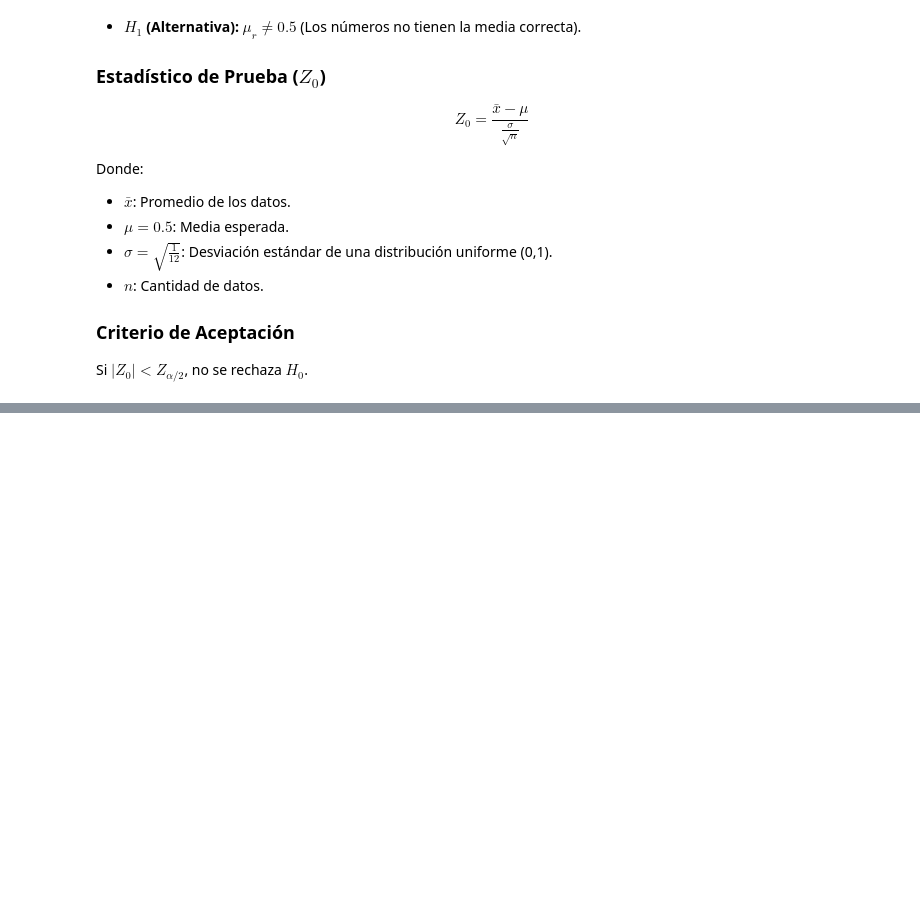
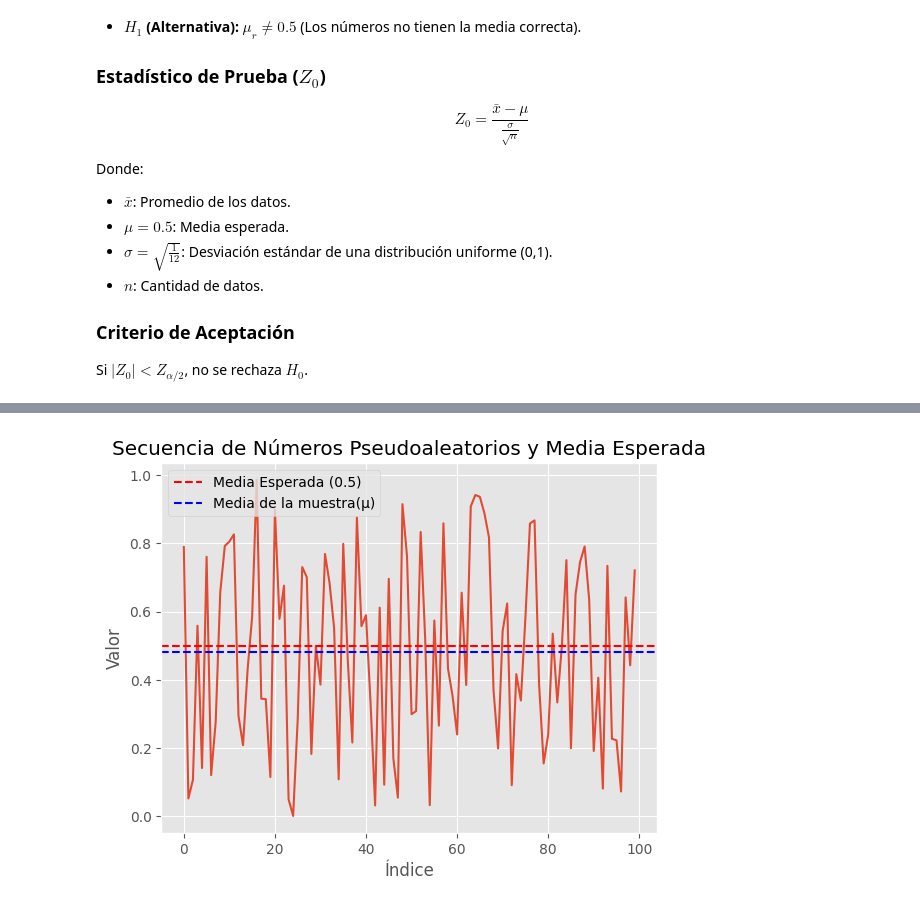
Before and after one commit to jimenezjos/Prueba-de-Promedios, a Jupyter notebook: PruebadePromedios.ipynb, the cells around one changed output, grey strips where cells are left out. Drawn from its saved outputs; the diff is of its cells as text; code cells hidden in the pictures; blank space fills up the shorter version.

```diff
--- a/PruebadePromedios.ipynb
+++ b/PruebadePromedios.ipynb
@@ -245,0 +75,11 @@ Los números SÍ pasan la prueba de frecuencias (se distribuyen uniformemente).
+# %%
+plt.plot(datos_np)
+plt.axhline(y=0.5, color='r', linestyle='--', label='Media Esperada (0.5)')
+plt.axhline(y=np.mean(datos_np), color='blue', linestyle='--', label='Media de la muestra(μ)')
+plt.title('Secuencia de Números Pseudoaleatorios y Media Esperada')
+plt.xlabel('Índice')
+plt.ylabel('Valor')
+plt.legend()
+plt.show()
+# %% [output]
+[figure, added]
```
Also changed, not shown: parts of 5 cells of this notebook.
